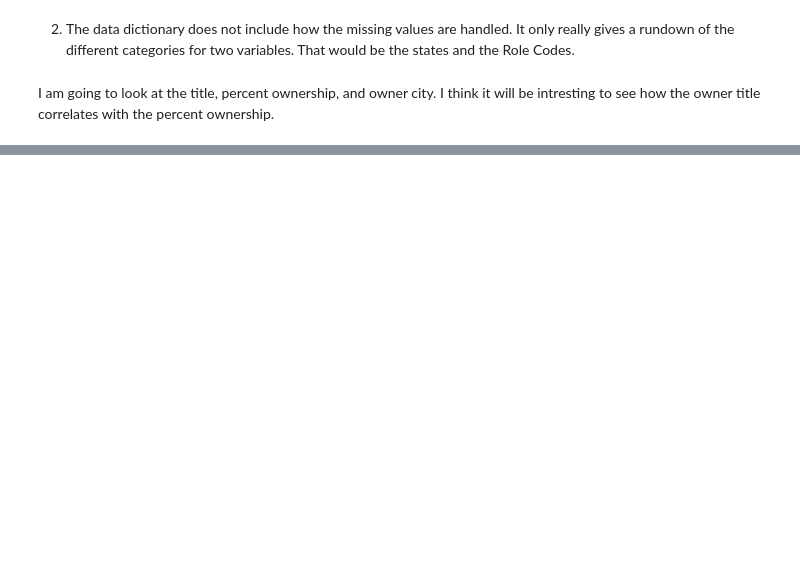
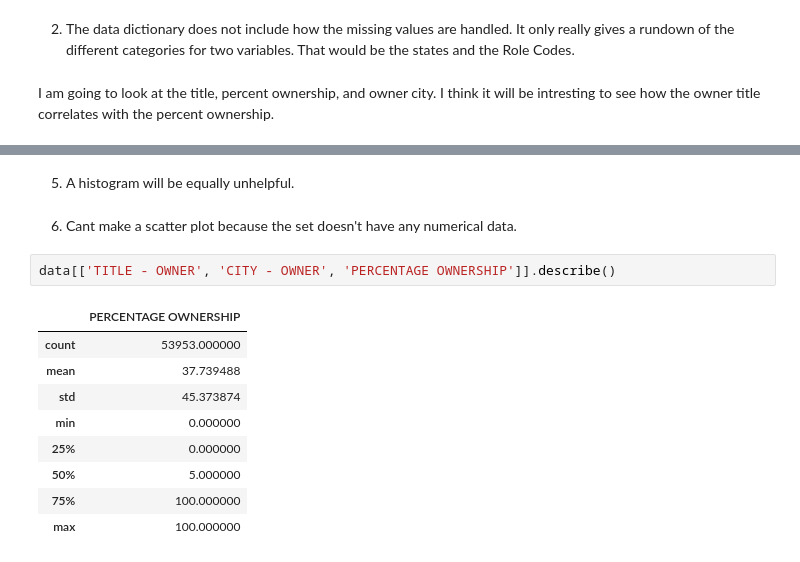
Before and after one commit to eva-butler/visualization, a Jupyter notebook: assignment/assignment.ipynb, the cells around one changed output, grey strips where cells are left out. Drawn from its saved outputs; the diff is of its cells as text; blank space fills up the shorter version.

```diff
--- a/assignment/assignment.ipynb
+++ b/assignment/assignment.ipynb
@@ -457,0 +524,16 @@ data[['TITLE - OWNER', 'CITY - OWNER', 'PERCENTAGE OWNERSHIP']].head()
+# %% [markdown]
+5. A histogram will be equally unhelpful.
+# %% [markdown]
+6. Cant make a scatter plot because the set doesn't have any numerical data.
+# %%
+data[['TITLE - OWNER', 'CITY - OWNER', 'PERCENTAGE OWNERSHIP']].describe()
+# %% [output]
+|  | PERCENTAGE OWNERSHIP |
+| count | 53953.000000 |
+| mean | 37.739488 |
+| std | 45.373874 |
+| min | 0.000000 |
+| 25% | 0.000000 |
+| 50% | 5.000000 |
+| 75% | 100.000000 |
+| max | 100.000000 |
```
Also changed, not shown: parts of 6 cells of this notebook.
